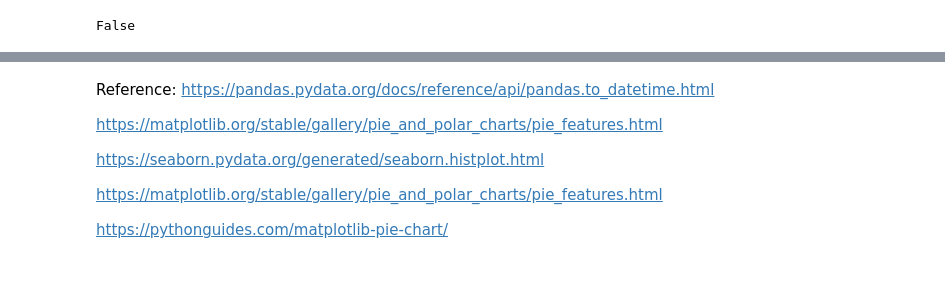
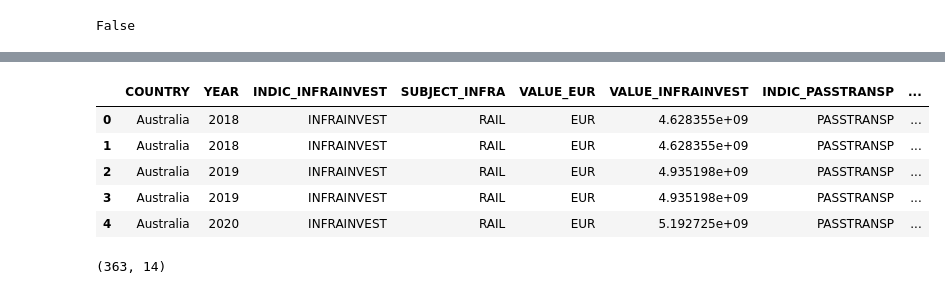
Before and after one commit to rosilenedasilva/public-transport-sentiment-analysis-insights, a Jupyter notebook: MSC_DA_CA2_transport_infra2.ipynb, the cells around one changed output, grey strips where cells are left out. Cells and saved outputs as stored; diff of their text form; code cells hidden in the pictures.

```diff
--- a/MSC_DA_CA2_transport_infra2.ipynb
+++ b/MSC_DA_CA2_transport_infra2.ipynb
@@ -1484,3 +1659,6 @@ dtype: int64
 # %%
-combined2_df.shape
+# Print the unique country values
+combined2_df = pd.DataFrame(combined2_df)
+unique_countries = combined2_df['COUNTRY'].unique()
+print(unique_countries)
 # %% [output]
@@ -1512,11 +1673,30 @@ combined_df.head()
-# %% [markdown]
-Reference:
-https://pandas.pydata.org/docs/reference/api/pandas.to_datetime.html
-
-https://matplotlib.org/stable/gallery/pie_and_polar_charts/pie_features.html
-
-https://seaborn.pydata.org/generated/seaborn.histplot.html
-
-https://matplotlib.org/stable/gallery/pie_and_polar_charts/pie_features.html
-
-https://pythonguides.com/matplotlib-pie-chart/
+# %%
+# Dictionary for country code to name mapping
+country_mapping = {
+    'AUS': 'Australia', 'AUT': 'Austria', 'BEL': 'Belgium', 'CAN': 'Canada',
+    'CZE': 'Czech Republic', 'DNK': 'Denmark', 'FIN': 'Finland', 'FRA': 'France',
+    'DEU': 'Germany', 'GRC': 'Greece', 'HUN': 'Hungary', 'ISL': 'Iceland',
+    'IRL': 'Ireland', 'ITA': 'Italy', 'JPN': 'Japan', 'KOR': 'South Korea',
+    'LUX': 'Luxembourg', 'MEX': 'Mexico', 'NZL': 'New Zealand', 'NOR': 'Norway',
+    'POL': 'Poland', 'PRT': 'Portugal', 'SVK': 'Slovakia', 'ESP': 'Spain',
+    'SWE': 'Sweden', 'CHE': 'Switzerland', 'TUR': 'Turkey', 'GBR': 'United Kingdom',
+    'USA': 'United States', 'EST': 'Estonia', 'LVA': 'Latvia', 'LTU': 'Lithuania',
+    'SVN': 'Slovenia', 'ISR': 'Israel', 'CHL': 'Chile'
+}
+
+# Replace the country codes with names in the DataFrame
+combined2_df['COUNTRY'] = combined2_df['COUNTRY'].map(country_mapping)
+
+# Display the updated DataFrame
+combined2_df.head()
+# %% [output]
+|  | COUNTRY | YEAR | INDIC_INFRAINVEST | SUBJECT_INFRA | VALUE_EUR | VALUE_INFRAINVEST | INDIC_PASSTRANSP | ... |
+| 0 | Australia | 2018 | INFRAINVEST | RAIL | EUR | 4.628355e+09 | PASSTRANSP | ... |
+| 1 | Australia | 2018 | INFRAINVEST | RAIL | EUR | 4.628355e+09 | PASSTRANSP | ... |
+| 2 | Australia | 2019 | INFRAINVEST | RAIL | EUR | 4.935198e+09 | PASSTRANSP | ... |
+| 3 | Australia | 2019 | INFRAINVEST | RAIL | EUR | 4.935198e+09 | PASSTRANSP | ... |
+| 4 | Australia | 2020 | INFRAINVEST | RAIL | EUR | 5.192725e+09 | PASSTRANSP | ... |
+# %%
+combined2_df.shape
+# %% [output]
+(363, 14)
```
Also changed, not shown: parts of 64 cells of this notebook, 1 other file.
